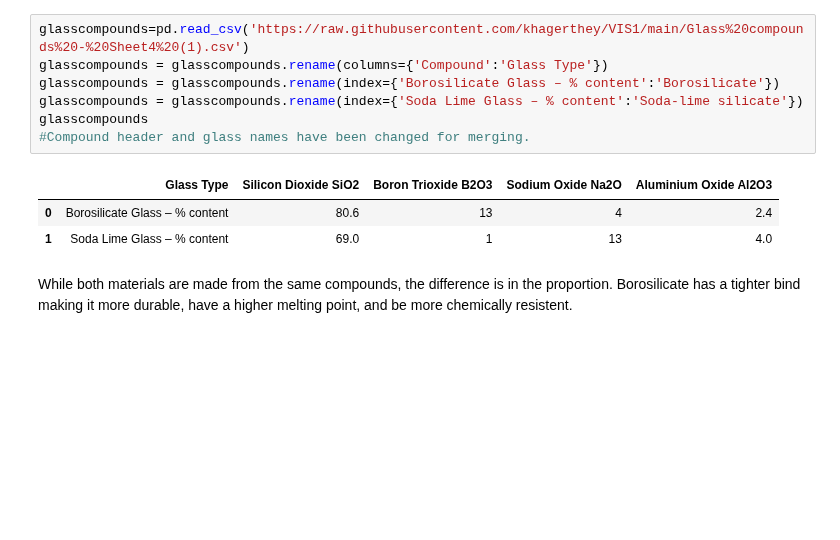
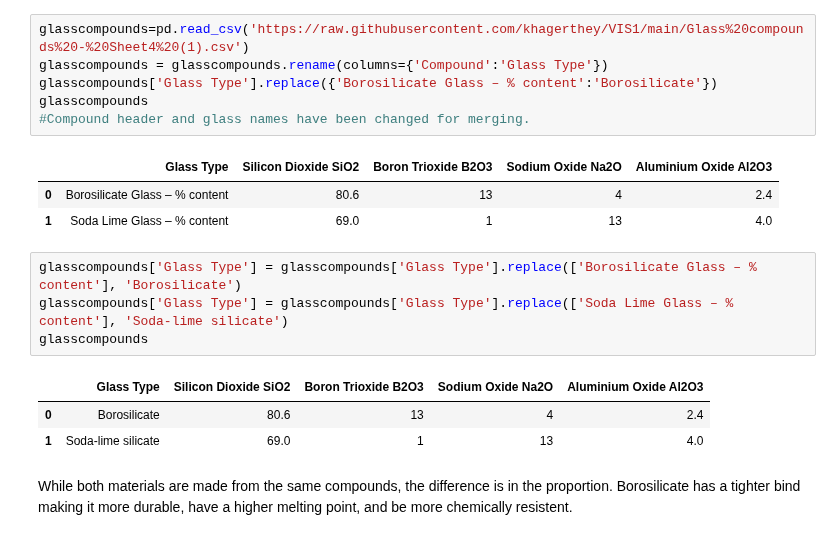
Before and after one commit to khagerthey/VIS1, a Jupyter notebook: Glass_vs_Plastic_Merge.ipynb, the cells around one changed output. Drawn from its saved outputs; the diff is of its cells as text; blank space fills up the shorter version.

```diff
--- a/Glass_vs_Plastic_Merge.ipynb
+++ b/Glass_vs_Plastic_Merge.ipynb
@@ -363,14 +363,21 @@ Below is a table comparision of the material compounds of each glass type. Table
 # %%
 glasscompounds=pd.read_csv('https://raw.githubusercontent.com/khagerthey/VIS1/main/Glass%20compounds%20-%20Sheet4%20(1).csv')
 glasscompounds = glasscompounds.rename(columns={'Compound':'Glass Type'})
-glasscompounds = glasscompounds.rename(index={'Borosilicate Glass – % content':'Borosilicate'})
-glasscompounds = glasscompounds.rename(index={'Soda Lime Glass – % content':'Soda-lime silicate'})
+glasscompounds['Glass Type'].replace({'Borosilicate Glass – % content':'Borosilicate'})
 glasscompounds
 #Compound header and glass names have been changed for merging.
 # %% [output]
 |  | Glass Type | Silicon Dioxide SiO2 | Boron Trioxide B2O3 | Sodium Oxide Na2O | Aluminium Oxide Al2O3 |
 | 0 | Borosilicate Glass – % content | 80.6 | 13 | 4 | 2.4 |
 | 1 | Soda Lime Glass – % content | 69.0 | 1 | 13 | 4.0 |
+# %%
+glasscompounds['Glass Type'] = glasscompounds['Glass Type'].replace(['Borosilicate Glass – % content'], 'Borosilicate')
+glasscompounds['Glass Type'] = glasscompounds['Glass Type'].replace(['Soda Lime Glass – % content'], 'Soda-lime silicate')
+glasscompounds
+# %% [output]
+|  | Glass Type | Silicon Dioxide SiO2 | Boron Trioxide B2O3 | Sodium Oxide Na2O | Aluminium Oxide Al2O3 |
+| 0 | Borosilicate | 80.6 | 13 | 4 | 2.4 |
+| 1 | Soda-lime silicate | 69.0 | 1 | 13 | 4.0 |
 # %% [markdown]
 While both materials are made from the same compounds, the difference is in the proportion. Borosilicate has a tighter bind making it more durable, have a higher melting point, and be more chemically resistent.
 # %%
```
Also changed, not shown: parts of 2 cells of this notebook.
